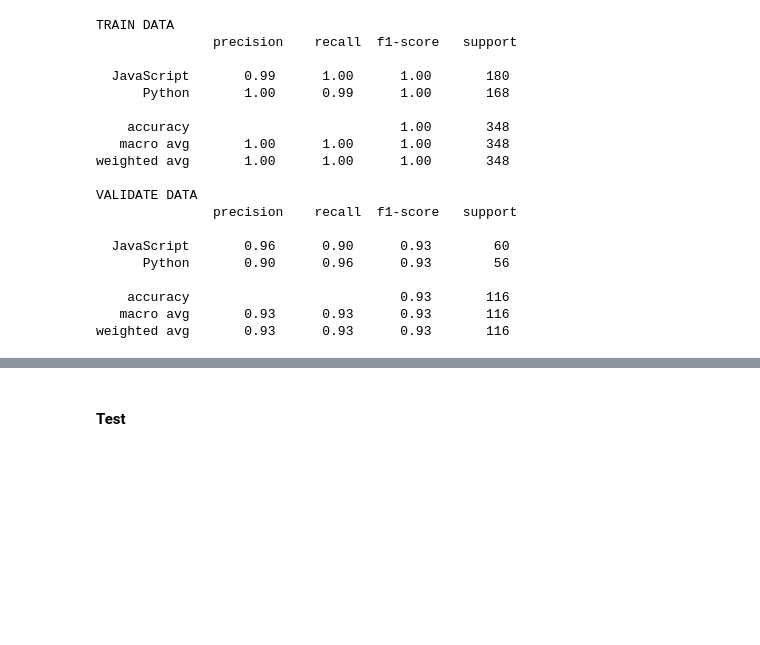
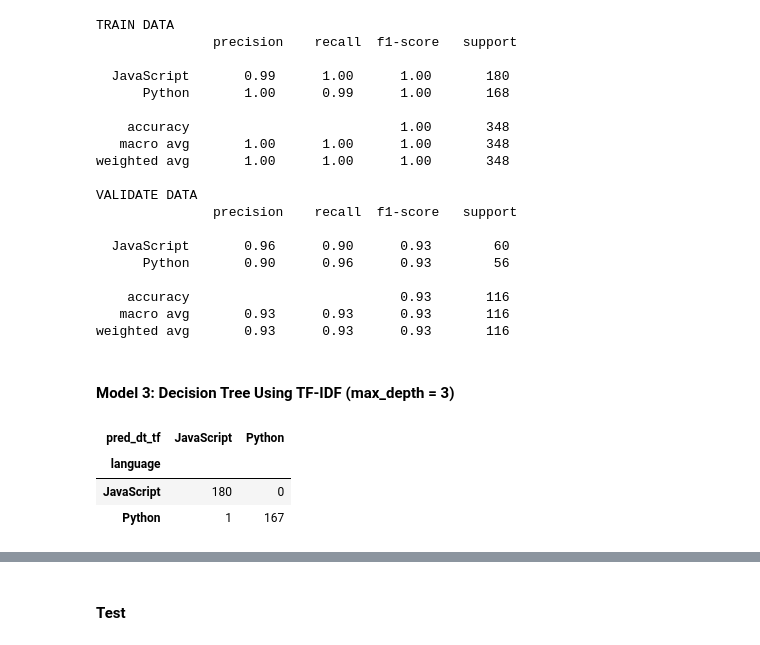
Before and after one commit to Brandon-Martinez27/nlp_project, a Jupyter notebook: nlp_final_notebook.ipynb, the cells around one changed output, grey strips where cells are left out. Cells and saved outputs as stored; diff of their text form; code cells hidden in the pictures; blank space fills up the shorter version.

Commit message:
added decision tree to modeling, finalized conclusions

```diff
--- a/nlp_final_notebook.ipynb
+++ b/nlp_final_notebook.ipynb
@@ -353,3 +358,25 @@ VALIDATE DATA
     accuracy                           0.93       116
    macro avg       0.93      0.93      0.93       116
 weighted avg       0.93      0.93      0.93       116
+# %% [markdown]
+#### Model 3: Decision Tree Using TF-IDF (max_depth = 3)
+# %%
+# Fit the Decision Tree on TFIDF features
+tree = DecisionTreeClassifier(max_depth=3,
+                              random_state=123)\
+        .fit(X_train_tfidf, y_train)
+
+# Predict the labels
+y_pred_dt_tf = tree.predict(X_train_tfidf)
+train['pred_dt_tf'] = y_pred_tf
+
+# Predict for Validate
+y_pred_dt_tf_v = tree.predict(X_validate_tfidf)
+# %%
+# Confusion Matrix Train
+pd.crosstab(train.language, train.pred_dt_tf)
+# %% [output]
+| pred_dt_tf | JavaScript | Python |
+| language |  |  |
+| JavaScript | 180 | 0 |
+| Python | 1 | 167 |
```
Also changed, not shown: parts of 13 cells of this notebook, 1 other file.
